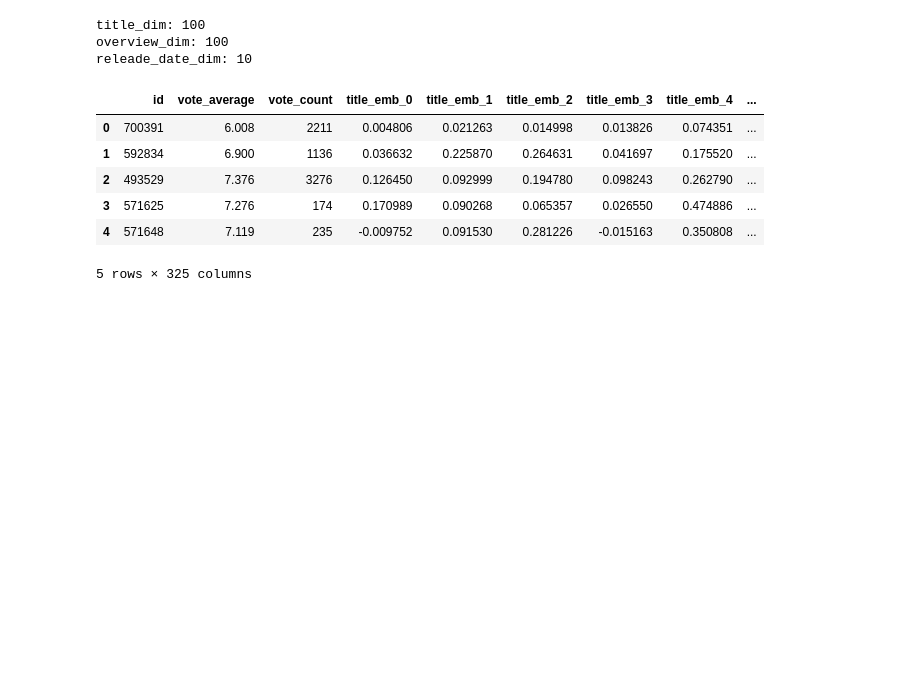
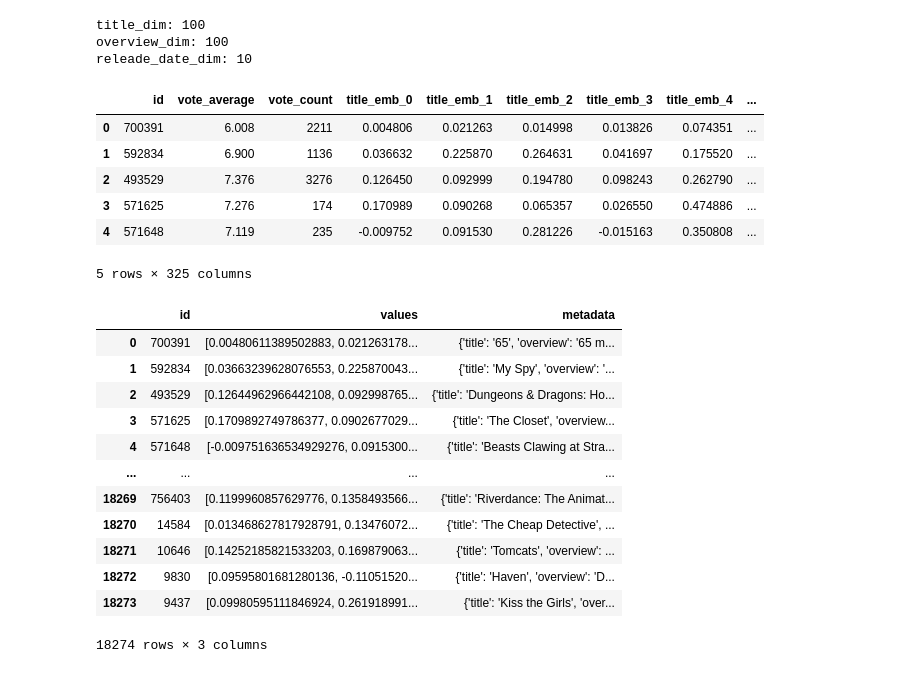
Before and after one commit to bakasheddy/Movies-recommender, a Jupyter notebook: movies_encoding.ipynb, the cells around one changed output. Saved outputs shown, nothing was run; the diff lists cells and outputs as text; code cells hidden in the pictures; blank space fills up the shorter version.

```diff
--- a/movies_encoding.ipynb
+++ b/movies_encoding.ipynb
@@ -107,7 +107,7 @@ df_final_with_metadata.head()
 5 rows × 325 columns
 # %%
 # Combine embeddings into a single vector
-df_final['combined_embedding'] = df_final[[
+df_final_with_metadata['combined_embedding'] = df_final[[
     *title_embedding_df.columns,
     *overview_embedding_df.columns,
     *release_date_embedding_df.columns,
@@ -129,3 +129,21 @@ def prepare_pinecone_data(row):
 # %%
 # Apply the function to the dataframe and convert it into a list of dictionaries
 pinecone_data = df_final_with_metadata.apply(prepare_pinecone_data, axis=1).tolist()
+# %%
+pdf = pd.DataFrame(pinecone_data)
+# %%
+pdf
+# %% [output]
+|  | id | values | metadata |
+| 0 | 700391 | [0.00480611389502883, 0.021263178... | {'title': '65', 'overview': '65 m... |
+| 1 | 592834 | [0.03663239628076553, 0.225870043... | {'title': 'My Spy', 'overview': '... |
+| 2 | 493529 | [0.12644962966442108, 0.092998765... | {'title': 'Dungeons & Dragons: Ho... |
+| 3 | 571625 | [0.1709892749786377, 0.0902677029... | {'title': 'The Closet', 'overview... |
+| 4 | 571648 | [-0.009751636534929276, 0.0915300... | {'title': 'Beasts Clawing at Stra... |
+| ... | ... | ... | ... |
+| 18269 | 756403 | [0.1199960857629776, 0.1358493566... | {'title': 'Riverdance: The Animat... |
+| 18270 | 14584 | [0.013468627817928791, 0.13476072... | {'title': 'The Cheap Detective', ... |
+| 18271 | 10646 | [0.14252185821533203, 0.169879063... | {'title': 'Tomcats', 'overview': ... |
+| 18272 | 9830 | [0.09595801681280136, -0.11051520... | {'title': 'Haven', 'overview': 'D... |
+| 18273 | 9437 | [0.09980595111846924, 0.261918991... | {'title': 'Kiss the Girls', 'over... |
+18274 rows × 3 columns
```
Also changed, not shown: parts of 7 cells of this notebook.
